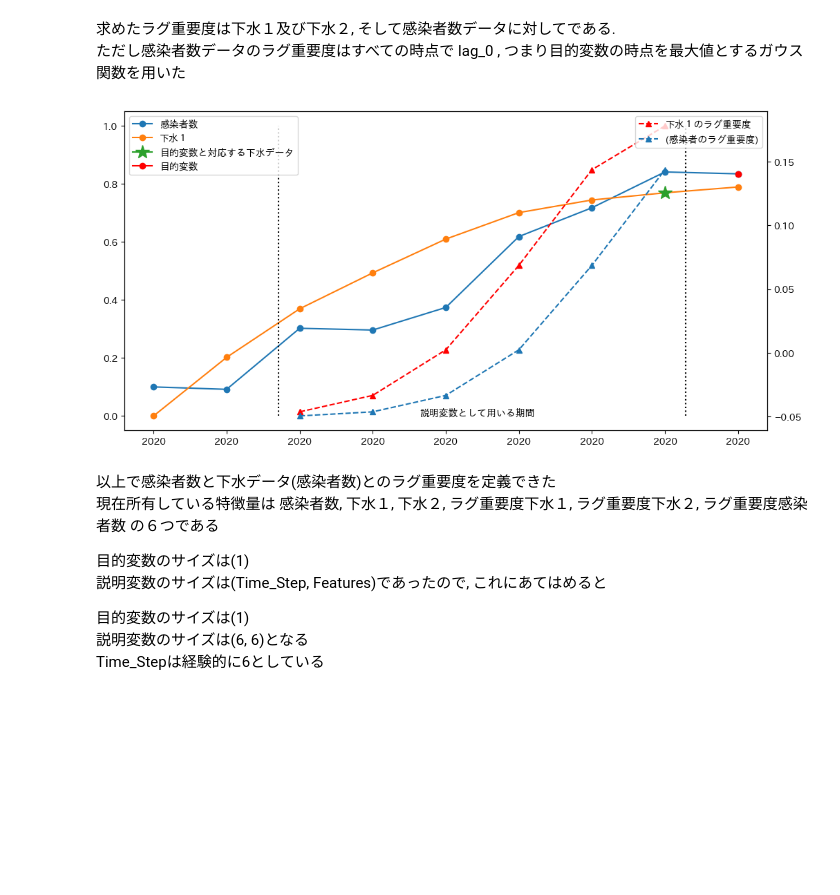
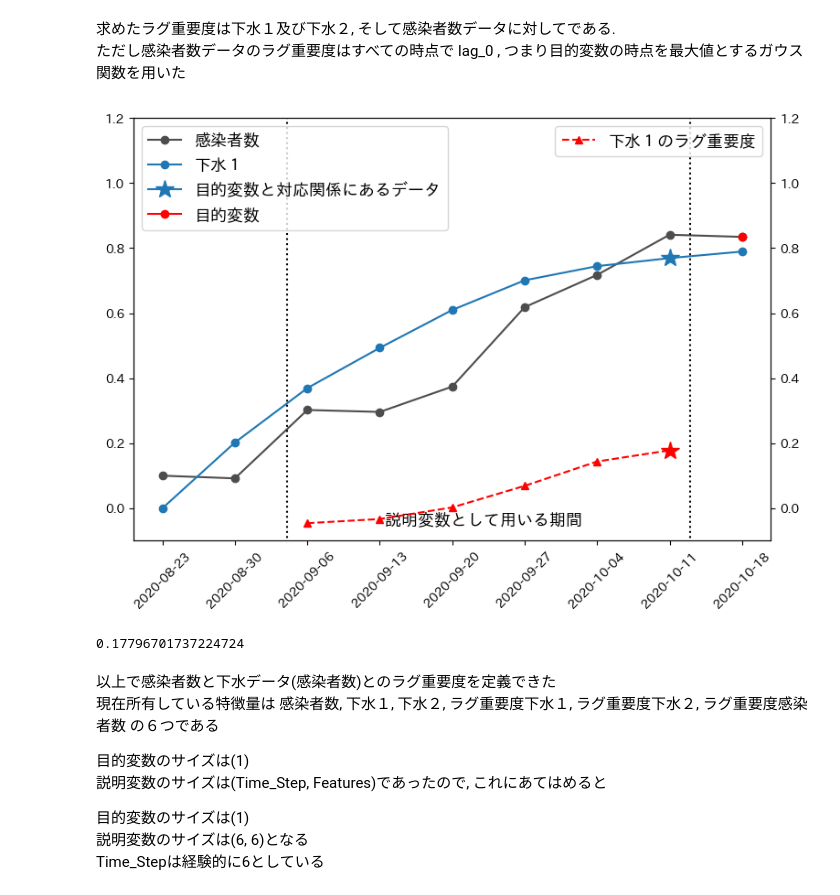
Before and after one commit to mk3854/mk_research, a Jupyter notebook: main.ipynb, the cells around one changed output. Drawn from its saved outputs; the diff is of its cells as text; code cells hidden in the pictures; blank space fills up the shorter version.

```diff
--- a/main.ipynb
+++ b/main.ipynb
@@ -386,25 +399,34 @@ spl_S_lag
 求めたラグ重要度は下水１及び下水２, そして感染者数データに対してである.
 ただし感染者数データのラグ重要度はすべての時点で lag_0 , つまり目的変数の時点を最大値とするガウス関数を用いた
 # %%
-plt.figure(figsize=(12,6))
-plt.plot(Case[:"2020-10-18"], "-o", label="感染者数")
-plt.plot(spl_S[:"2020-10-18"], "-o", label="下水１")
-plt.plot(spl_S["2020-10-10":"2020-10-11"], "-*", ms=15, label="目的変数と対応する下水データ")
+plt.figure(figsize=(9,6))
+plt.plot(Case[:"2020-10-18"], "-o", color="0.3", label="感染者数")
+plt.plot(spl_S[:"2020-10-18"], "-o", color="tab:blue", label="下水１")
+plt.plot(spl_S["2020-10-10":"2020-10-11"], "-*", ms=15, label="目的変数と対応関係にあるデータ")
 
 plt.xticks(Case[:"2020-10-18"].index)
-plt.vlines(datetime.strptime("2020/09/04", '%Y/%m/%d'), 0, 1, color="black", ls="dotted")
-plt.vlines(datetime.strptime("2020/10/13", '%Y/%m/%d'), 0, 1, color="black", ls="dotted")
-plt.text(datetime.strptime("2020/09/23", '%Y/%m/%d'), 0, "説明変数として用いる期間", ha="center")
+plt.vlines(datetime.strptime("2020/09/04", '%Y/%m/%d'), -0.2, 1.2, color="black", ls="dotted")
+plt.vlines(datetime.strptime("2020/10/13", '%Y/%m/%d'), -0.2, 1.2, color="black", ls="dotted")
+plt.ylim([-0.1,1.2])
+plt.text(datetime.strptime("2020/09/23", '%Y/%m/%d'), -0.05, "説明変数として用いる期間", ha="center", fontsize=13)
+plt.plot(Case["2020-10-17":"2020-10-18"], "-or", label="目的変数")
+plt.legend(loc="upper left", fontsize=13)
+plt.xticks(rotation=45)
 
-plt.plot(Case["2020-10-17":"2020-10-18"], "-or", label="目的変数")
-plt.legend()
 plt.twinx()
 plt.plot(spl_S["2020-09-06":"2020-10-11"].index, norm_S_lag.loc["2020-10-18",:], "--^r", label="下水１のラグ重要度")
-plt.plot(Case["2020-09-06":"2020-10-11"].index, norm_C_lag.loc["2020-10-18",:], "--^", label="(感染者のラグ重要度)")
-plt.legend(loc="upper right")
+plt.plot(spl_S["2020-10-10":"2020-10-11"].index, norm_S_lag.loc["2020-10-18"][-1], "-*r", ms=15)
+# plt.plot(Case["2020-09-06":"2020-10-11"].index, norm_C_lag.loc["2020-10-18",:], "--^", label="(感染者のラグ重要度)")
+plt.xticks(Case[:"2020-10-18"].index)
+plt.ylim([-0.1,1.2])
+plt.legend(loc="upper right", fontsize=13)
 plt.show()
 # %% [output]
-[figure, old version]
+[figure, new version]
+# %%
+norm_S_lag.loc["2020-10-18"][-1]
+# %% [output]
+0.17796701737224724
 # %% [markdown]
 以上で感染者数と下水データ(感染者数)とのラグ重要度を定義できた
 現在所有している特徴量は 感染者数, 下水１, 下水２, ラグ重要度下水１, ラグ重要度下水２, ラグ重要度感染者数 の６つである
```
Also changed, not shown: parts of 36 cells of this notebook.
